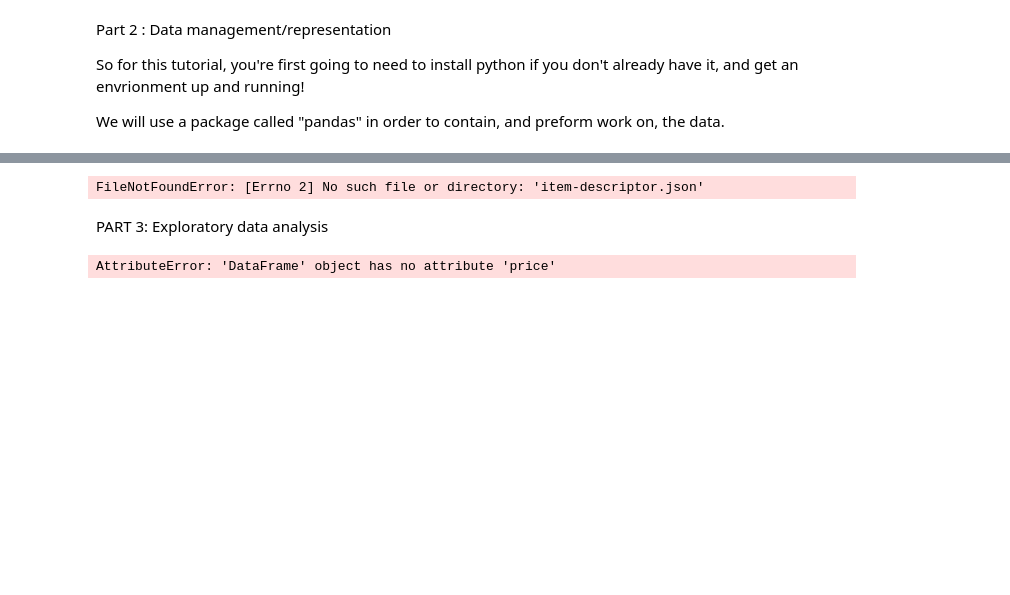
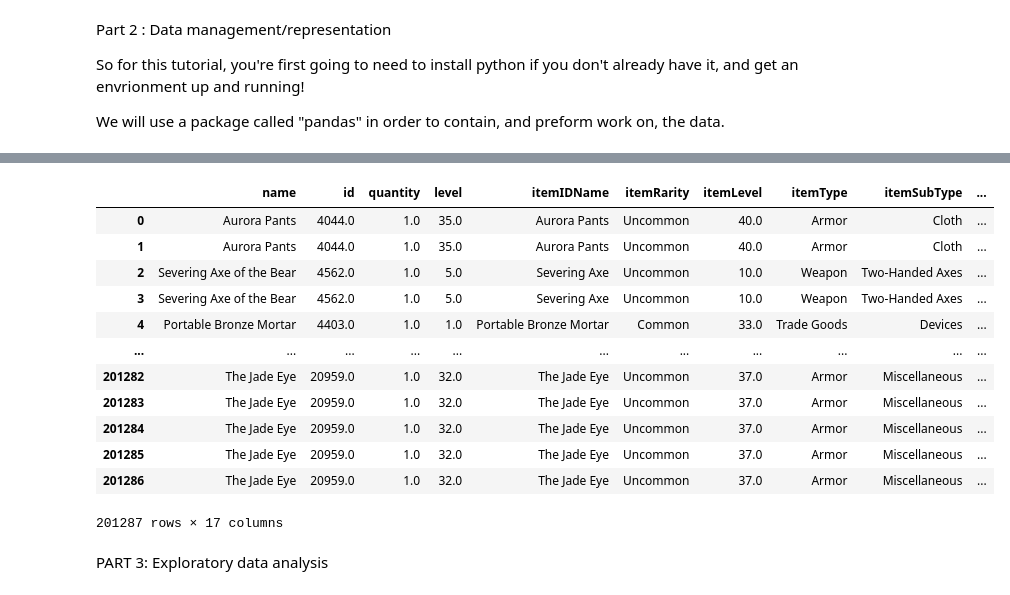
Before and after one commit to Lewted/Lewted.github.io, a Jupyter notebook: LewAH.ipynb, the cells around one changed output, grey strips where cells are left out. Cells and saved outputs as stored; diff of their text form; code cells hidden in the pictures; blank space fills up the shorter version.

```diff
--- a/LewAH.ipynb
+++ b/LewAH.ipynb
@@ -198,41 +202,61 @@ merged
 # %%
+# if there exists a buyout price then that is the price that we will use otherwise check to see what the highest bid value is
+
 def getPrice(r):
     if(r['buyoutPrice'] == 0):
         if(r['bidAmount'] == 0):
-            return int(r['minBid']);
+            return int(r['minBid']/r['count']);
         else:
-            return int(r['bidAmount']);
+            return int(r['bidAmount']/r['count']);
     else:
-        return int(r['buyoutPrice']);
+        return int(r['buyoutPrice']/r['count']);
 
 #make a copy of the original data in case we want to reference the original.
 df = merged.copy();
 idf = open('Data/item-descriptor.json', 'r');
 itemDescriptor = json.load(idf);
 
 
+# For this part I made a JSON file based on the item key values I found in the api. I use
+# that file to change the classID, subclassID, and itemRarity to something that is readable
 
 price = []
 for i, r in df.iterrows():
     classID = itemDescriptor["classID"][int(r['classID'])]
-    df.at[i, 'classID2'] = classID['name']
-    df.at[i, 'subclassID2'] = classID["sub"][int(r['subclassID'])]
-    df.at[i, 'itemRarity2'] = itemDescriptor["itemQuality"][int(r['itemRarity'])]
+    df.at[i, 'classID'] = classID['name']
+    df.at[i, 'subclassID'] = classID["sub"][int(r['subclassID'])]
+    df.at[i, 'itemRarity'] = itemDescriptor["itemQuality"][int(r['itemRarity'])]
 
+# chop off annoying text prefixes
     if r['itemEquipLoc'] != "MISSING":
         df.at[i, 'itemEquipLoc'] = r['itemEquipLoc'][8:]
 
     price.append(getPrice(r));
 
 df['price'] = price;
+#dropping a whole bunch of columns that we wont be using in our analysis
 df.drop(columns=['texture', 'quality', 'itemMinLevel', 'levelColHeader', 'canUse', 'itemTexture', 'expacID', \
     'highBidder', 'bidderFullName', 'owner', 'ownerFullName', 'saleStatus', 'itemLink', 'bindType', "itemStackCount", \
     'minBid', 'minIncrement', 'buyoutPrice', 'bidAmount', ], inplace=True);
+
+#make columns easier to understand
 df.rename(columns={"itemName": "itemIDName", "itemSellPrice": "vendorPrice", "count": "quantity"}, inplace=True);
 
 df
 # %% [output]
+|  | name | id | quantity | level | itemIDName | itemRarity | itemLevel | itemType | itemSubType | ... |
+| 0 | Aurora Pants | 4044.0 | 1.0 | 35.0 | Aurora Pants | Uncommon | 40.0 | Armor | Cloth | ... |
+| 1 | Aurora Pants | 4044.0 | 1.0 | 35.0 | Aurora Pants | Uncommon | 40.0 | Armor | Cloth | ... |
+| 2 | Severing Axe of the Bear | 4562.0 | 1.0 | 5.0 | Severing Axe | Uncommon | 10.0 | Weapon | Two-Handed Axes | ... |
+| 3 | Severing Axe of the Bear | 4562.0 | 1.0 | 5.0 | Severing Axe | Uncommon | 10.0 | Weapon | Two-Handed Axes | ... |
+| 4 | Portable Bronze Mortar | 4403.0 | 1.0 | 1.0 | Portable Bronze Mortar | Common | 33.0 | Trade Goods | Devices | ... |
+| ... | ... | ... | ... | ... | ... | ... | ... | ... | ... | ... |
+| 201282 | The Jade Eye | 20959.0 | 1.0 | 32.0 | The Jade Eye | Uncommon | 37.0 | Armor | Miscellaneous | ... |
+| 201283 | The Jade Eye | 20959.0 | 1.0 | 32.0 | The Jade Eye | Uncommon | 37.0 | Armor | Miscellaneous | ... |
+| 201284 | The Jade Eye | 20959.0 | 1.0 | 32.0 | The Jade Eye | Uncommon | 37.0 | Armor | Miscellaneous | ... |
+| 201285 | The Jade Eye | 20959.0 | 1.0 | 32.0 | The Jade Eye | Uncommon | 37.0 | Armor | Miscellaneous | ... |
+| 201286 | The Jade Eye | 20959.0 | 1.0 | 32.0 | The Jade Eye | Uncommon | 37.0 | Armor | Miscellaneous | ... |
-FileNotFoundError: [Errno 2] No such file or directory: 'item-descriptor.json'
+201287 rows × 17 columns
 # %% [markdown]
 PART 3: Exploratory data analysis
 # %%
@@ -248,10 +283,0 @@ def toGSC(money):
-# %%
-epics = df[df.itemRarity == 'Epic'];
-group_median = epics.groupby('name').median();
-group_mean = epics.groupby('name').mean();
-print(group_median[group_median.price==group_median.price.max()].index[0], toGSC(group_median[group_median.price==group_median.price.max()].price));
-print(group_median[group_median.price==group_median.price.min()].index[0], toGSC(group_median[group_median.price==group_median.price.min()].price));
-print(group_mean[group_mean.price==group_mean.price.max()].index[0], toGSC(group_mean[group_mean.price==group_mean.price.max()].price));
-print(group_mean[group_mean.price==group_mean.price.min()].index[0], toGSC(group_mean[group_mean.price==group_mean.price.min()].price));
-# %% [output]
-AttributeError: 'DataFrame' object has no attribute 'price'
```
Also changed, not shown: parts of 8 cells of this notebook.
